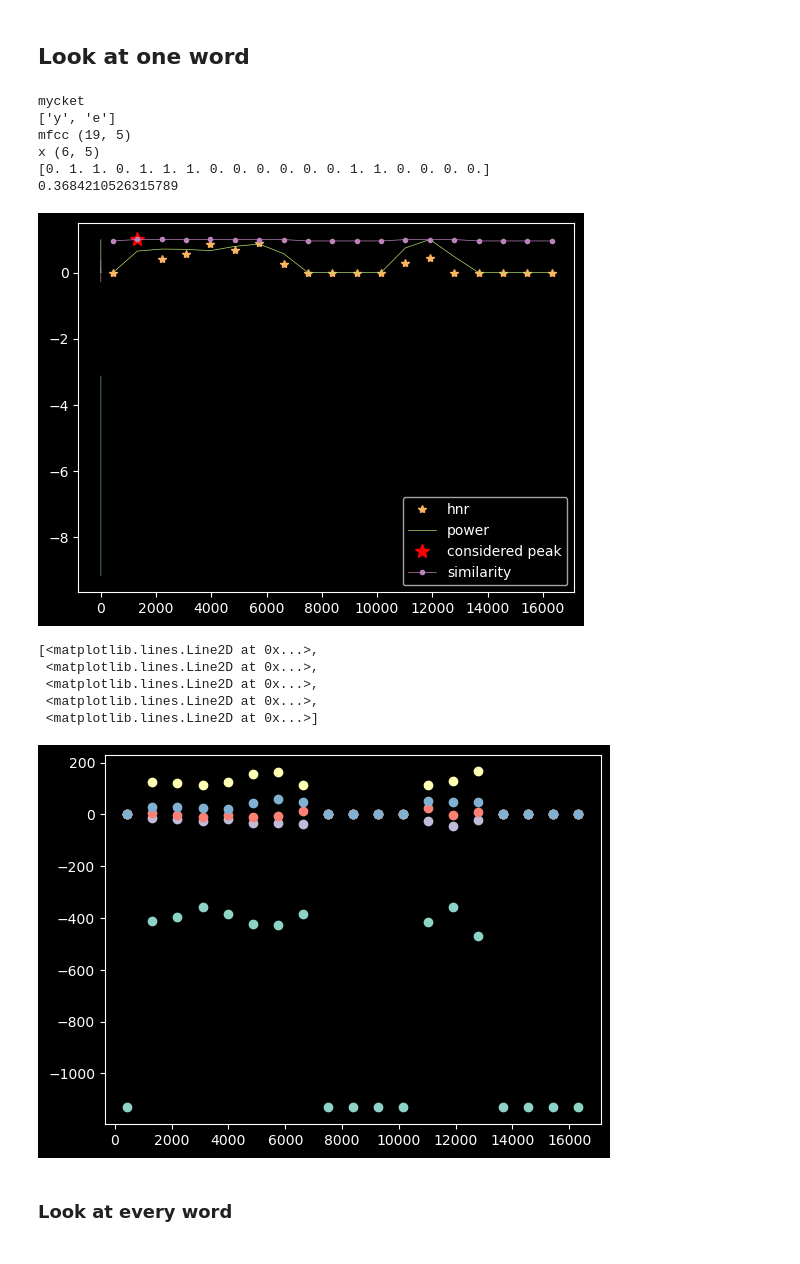
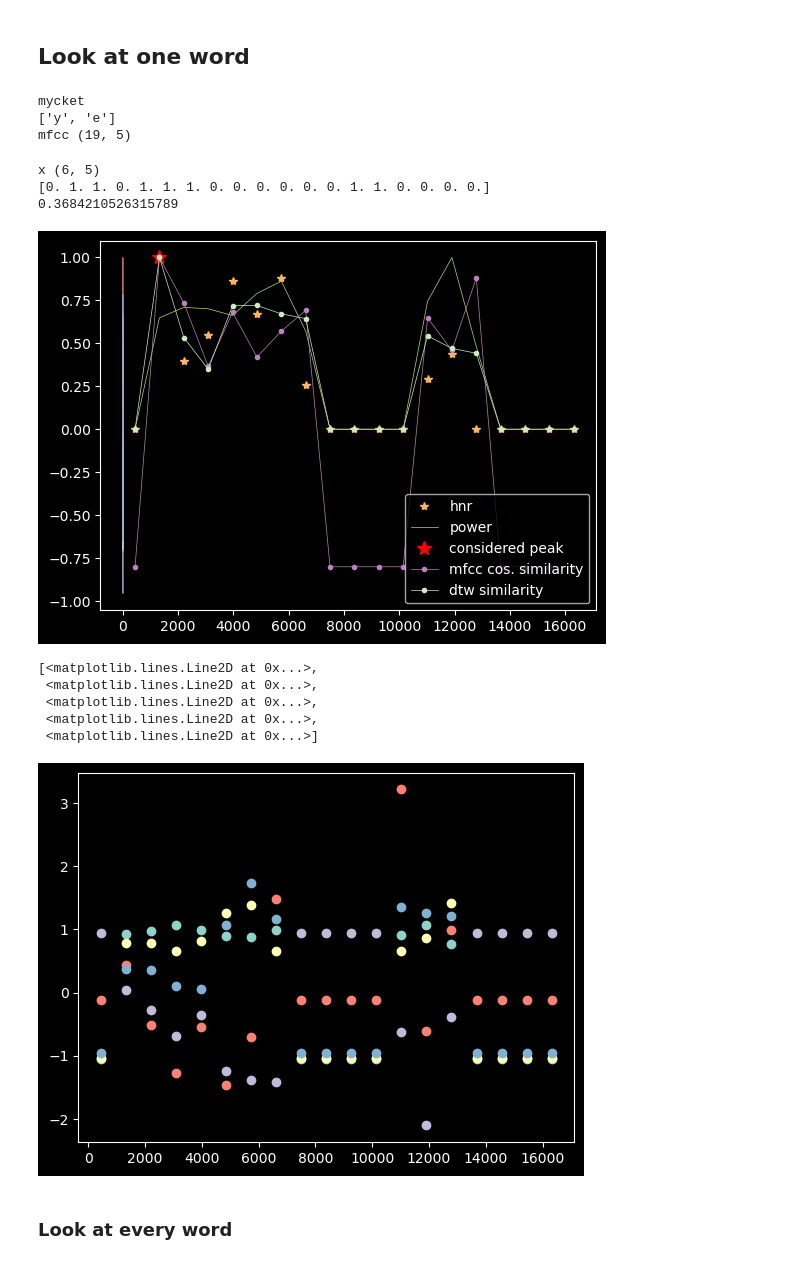
Before and after one commit to TobiasBjork/VowelProject, a Jupyter notebook: features.ipynb, the cells around one changed output. Cells and saved outputs as stored; diff of their text form; code cells hidden in the pictures.

```diff
--- a/features.ipynb
+++ b/features.ipynb
@@ -116,11 +128,15 @@ hnr_env = tools.envelope(hnr_frames, 1, 1)
 power_frames = np.array([np.mean(f**2) for f in frames])
 
 mfcc_frames = np.array(tools.get_mfcc(frames, Fs, n=5))
+sc_mfcc = preprocessing.StandardScaler()
+mfcc_frames = sc_mfcc.fit_transform(mfcc_frames)
+
 print("mfcc", mfcc_frames.shape)
 # look at one peak
 p = peak_frames[0]
 f = frames[p]
 
+# Cosine similarity of mel features
 mfcc_peak = mfcc_frames[p]
 mfcc_sim = np.array(
     [
@@ -128,6 +144,8 @@ mfcc_sim = np.array(
         for f in mfcc_frames
     ]
 )
+# DTW to peak frame
+dtw_diff = np.array([dtw(frames[p], f) for f in frames])
 
 ## Classify
 x = mfcc_frames[[0, 1, 7, 8, 9, 11]]
@@ -139,45 +157,51 @@ clf = tree.DecisionTreeClassifier()
 clf.fit(x, y)
 
 inliers = clf.predict(mfcc_frames)
 
 print(inliers)
 print(sum(inliers / len(inliers)))
 
 
 plt.figure()
-plt.plot(x / x.max(), alpha=0.4)
+plt.plot(np.arange(len(x)), x / x.max())
 plt.plot(f_start + fl / 2, hnr_frames / hnr_frames.max(), "*", label="hnr")
 plt.plot(f_start + fl / 2, power_frames / power_frames.max(), "-", label="power")
 
 plt.plot(
     f_start[p] + fl / 2,
     hnr_frames[p] / hnr_frames.max(),
     "*r",
     markersize=10,
     label="considered peak",
 )
-plt.plot(f_start + fl / 2, mfcc_sim / mfcc_sim.max(), ".-", label="similarity")
+plt.plot(
+    f_start + fl / 2, mfcc_sim / mfcc_sim.max(), ".-", label="mfcc cos. similarity"
+)
+plt.plot(
+    f_start + fl / 2, 1 - (dtw_diff / dtw_diff.max()), ".-", label="dtw similarity"
+)
+
 # plt.plot(f_start[inliers] + fl / 2, np.ones(len(inliers)) ** 2, "o", label="inlier")
 
 plt.legend()
 plt.show()
 
 plt.figure()
 plt.plot(f_start + fl / 2, mfcc_frames, "o")
 # %% [output]
 mycket
 ['y', 'e']
 mfcc (19, 5)
-x (6, 5)
-[0. 1. 1. 0. 1. 1. 1. 0. 0. 0. 0. 0. 0. 1. 1. 0. 0. 0. 0.]
-0.3684210526315789
+x (6, 5)
+[0. 1. 1. 0. 1. 1. 1. 0. 0. 0. 0. 0. 0. 1. 1. 0. 0. 0. 0.]
+0.3684210526315789
-[figure, old version]
+[figure, new version]
-[<matplotlib.lines.Line2D at 0x...>,
- <matplotlib.lines.Line2D at 0x...>,
- <matplotlib.lines.Line2D at 0x...>,
- <matplotlib.lines.Line2D at 0x...>,
- <matplotlib.lines.Line2D at 0x...>]
+[<matplotlib.lines.Line2D at 0x...>,
+ <matplotlib.lines.Line2D at 0x...>,
+ <matplotlib.lines.Line2D at 0x...>,
+ <matplotlib.lines.Line2D at 0x...>,
+ <matplotlib.lines.Line2D at 0x...>]
-[figure, old version]
+[figure, new version]
 # %% [markdown]
 ### Look at every word
 # %%
```
Also changed, not shown: parts of 7 cells of this notebook.
